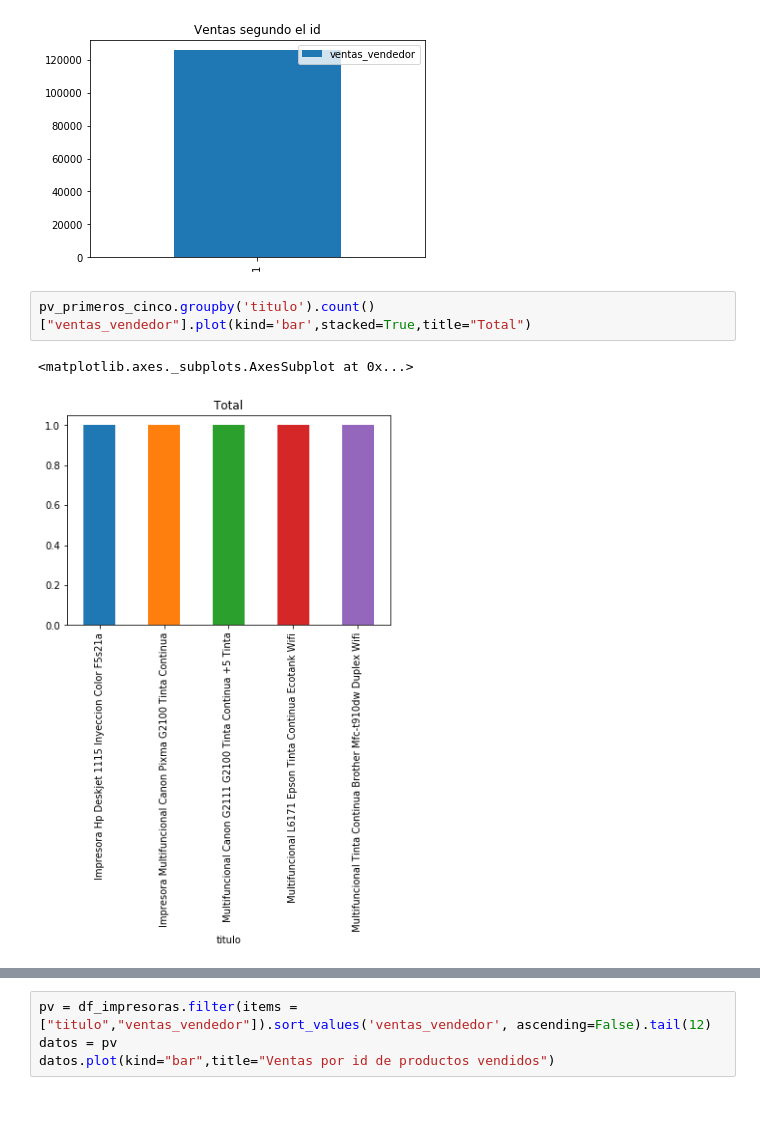
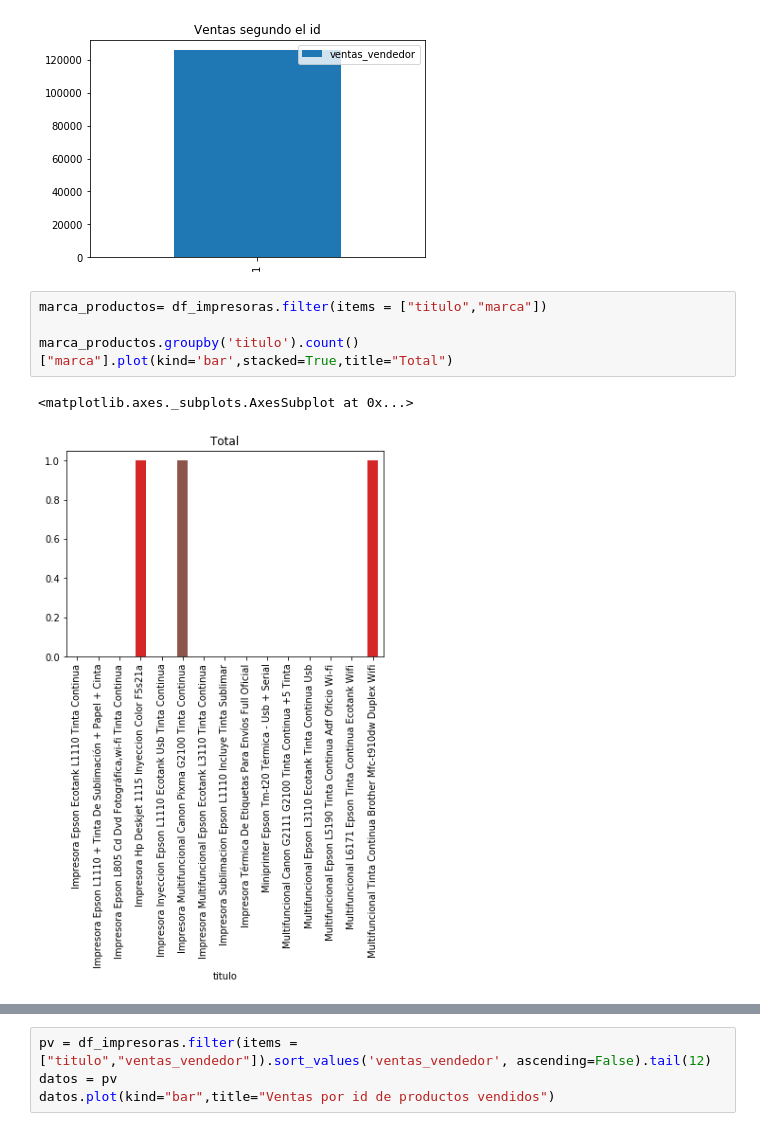
Before and after one commit to 2019-a-gr1-python/py-tupiza-peralta-alejandro-daniel, a Jupyter notebook: Deberes/Proyecto/Scrapy_analisis.py.ipynb, the cells around one changed output, grey strips where cells are left out. Cells and saved outputs as stored; diff of their text form.

```diff
--- a/Deberes/Proyecto/Scrapy_analisis.py.ipynb
+++ b/Deberes/Proyecto/Scrapy_analisis.py.ipynb
@@ -69,7 +69,9 @@ dtype: object
 [figure]
 [figure]
 # %%
-pv_primeros_cinco.groupby('titulo').count()["ventas_vendedor"].plot(kind='bar',stacked=True,title="Total")
+marca_productos= df_impresoras.filter(items = ["titulo","marca"])
+
+marca_productos.groupby('titulo').count()["marca"].plot(kind='bar',stacked=True,title="Total")
 # %% [output]
 <matplotlib.axes._subplots.AxesSubplot at 0x...>
-[figure, old version]
+[figure, new version]
```
Also changed, not shown: parts of 1 cell of this notebook, 2 other files.
